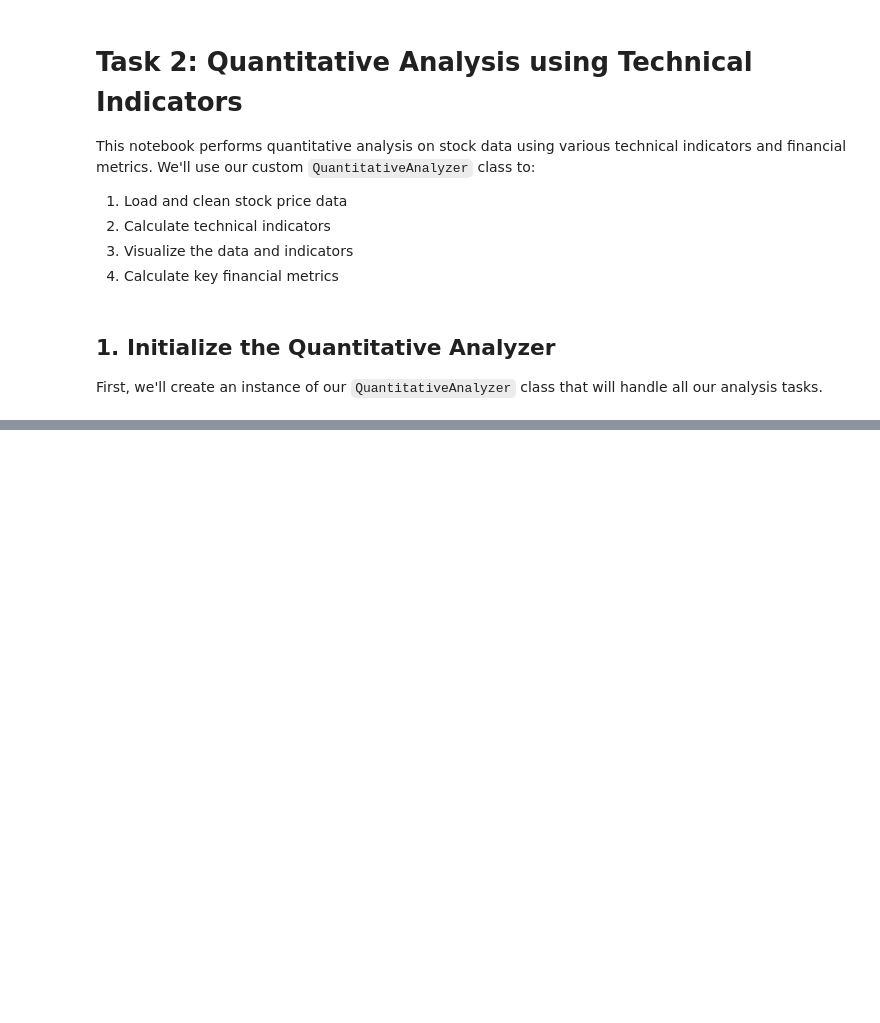
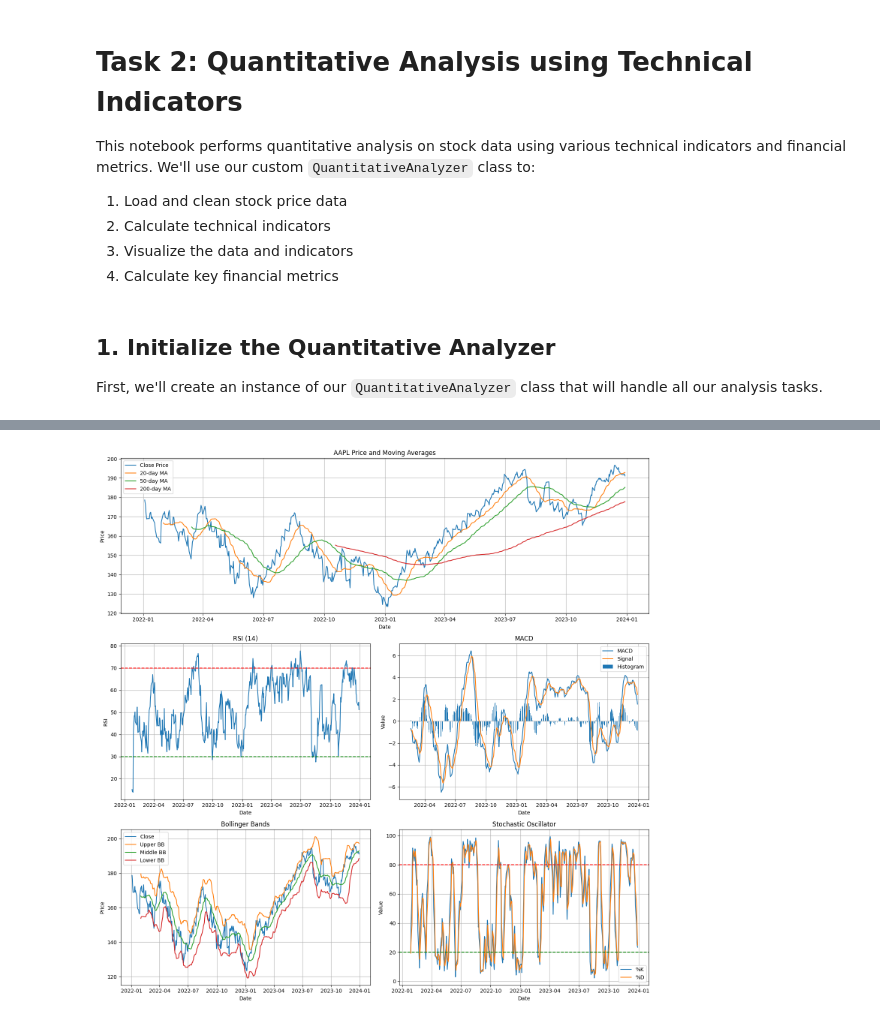
Before and after one commit to Adonis-Tibebe/StockSentimentPrediction-week1, a Jupyter notebook: notebooks/Task2_Quantitative_Analysis.ipynb, the cells around one changed output, grey strips where cells are left out. Drawn from its saved outputs; the diff is of its cells as text; code cells hidden in the pictures; blank space fills up the shorter version.

Commit message:
Task 2: Quantitative analysis on sample data donloaded using yfinance and analyisi using Ta-Lib and pyfinance

```diff
--- a/notebooks/Task2_Quantitative_Analysis.ipynb
+++ b/notebooks/Task2_Quantitative_Analysis.ipynb
@@ -30,0 +35,32 @@ OSError: 'seaborn' is not a valid package style, path of style file, URL of styl
+# %%
+# Define analysis parameters
+symbol = 'AAPL'  # Apple stock
+start_date = '2022-01-01'
+end_date = '2024-01-01'
+
+# Load the stock data
+print(f"Loading data for {symbol}...")
+stock_data = analyzer.load_stock_data(symbol, start_date, end_date)
+
+if stock_data is not None:
+    # Display basic information about the data
+    print("\nInitial data summary:")
+    print(stock_data.info())
+
+    # Check data quality
+    quality_report = check_data_quality(stock_data)
+    print("\nStock data quality report:")
+    print(quality_report)
+
+    # Clean the data
+    print("\nCleaning data...")
+    cleaned_stock_data = clean_data(stock_data,
+                                  remove_duplicates=True,
+                                  remove_na=True)
+
+    # Save the cleaned data
+    save_cleaned_data(cleaned_stock_data,
+                     f"cleaned_{symbol}_stock_data(yfinance_Downloaded).csv",
+                     output_dir="../Data/cleaned")
+else:
+    print(f"Failed to load data for {symbol}")
@@ -30,0 +95,7 @@ OSError: 'seaborn' is not a valid package style, path of style file, URL of styl
+# %%
+# Calculate technical indicators
+stock_data_with_indicators = analyzer.calculate_technical_indicators(stock_data)
+if stock_data_with_indicators is not None:
+    print("Technical indicators calculated successfully!")
+    # Display the last few rows with indicators
+stock_data_with_indicators.iloc[20:].head(10) .isna().sum()
@@ -30,0 +130,5 @@ OSError: 'seaborn' is not a valid package style, path of style file, URL of styl
+# %%
+# Create technical analysis plots
+analyzer.plot_technical_analysis(stock_data_with_indicators, symbol)
+# %% [output]
+[figure, added]
```
Also changed, not shown: parts of 9 cells of this notebook, 1 other file.
